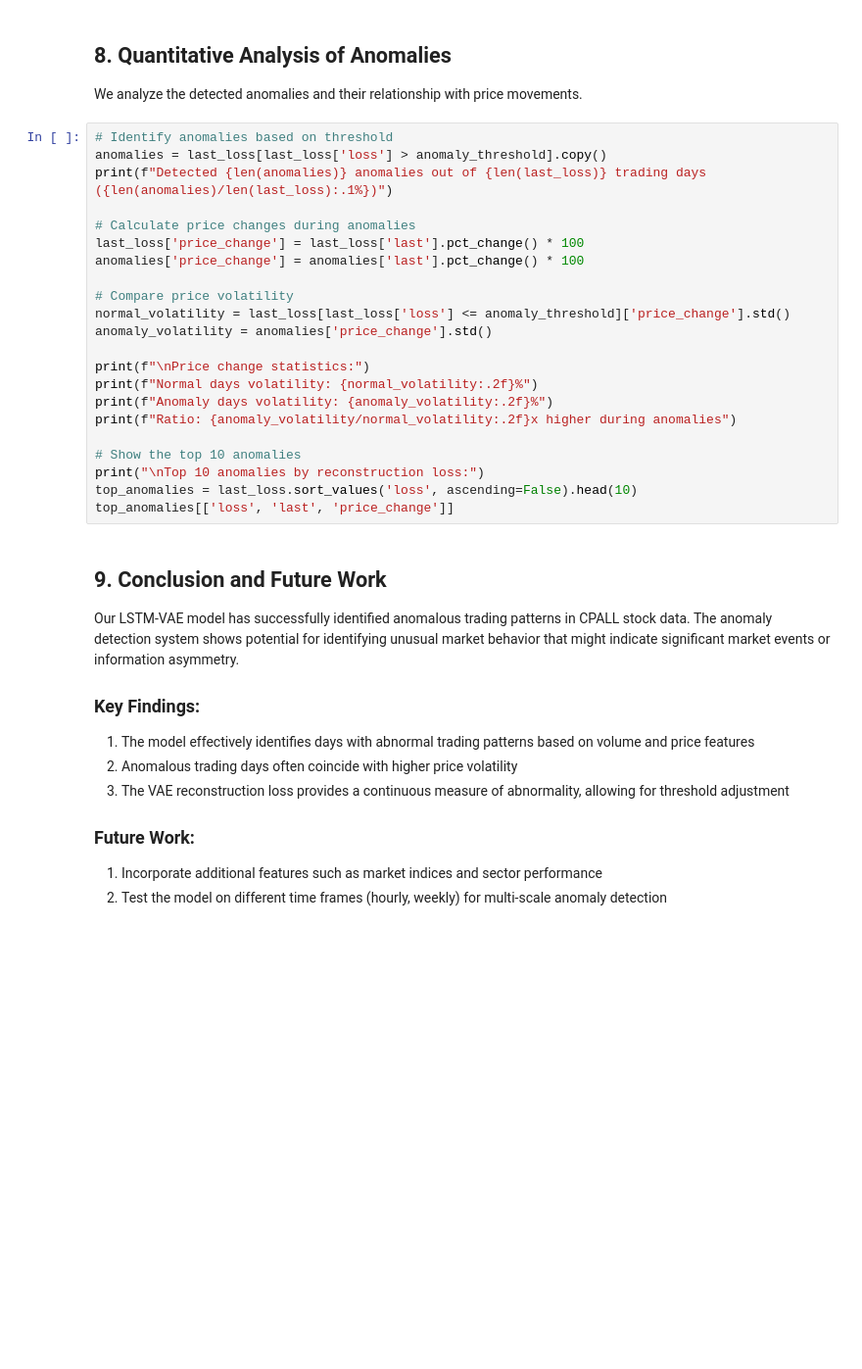
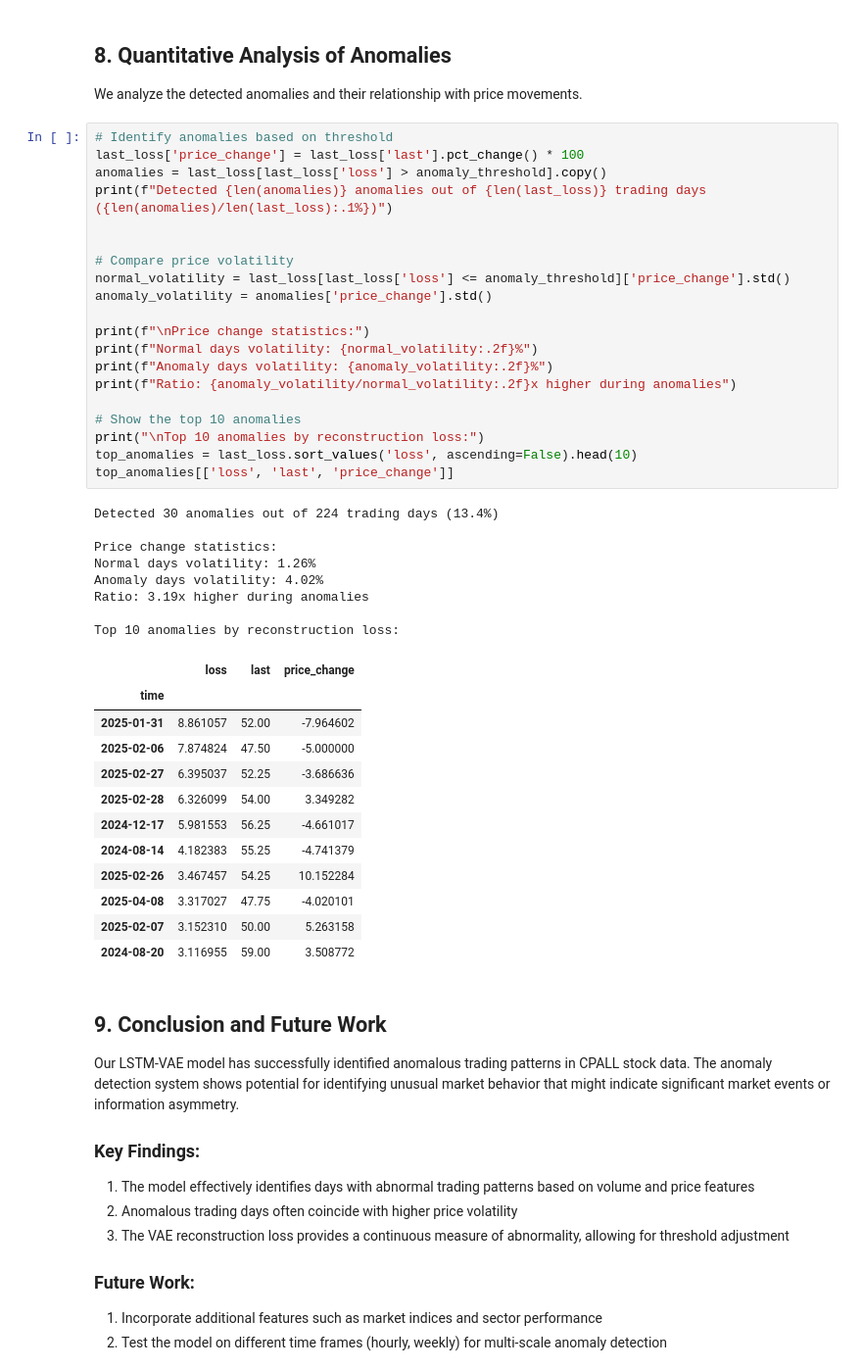
Before and after one commit to sunwasan/abnormally-detection-stock-market, a Jupyter notebook: report.ipynb, the cells around one changed output. Shown: that part at 98% size. Cells and saved outputs as stored; diff of their text form; blank space fills up the shorter version.

```diff
--- a/report.ipynb
+++ b/report.ipynb
@@ -421,26 +557,45 @@ plt.show()
 We analyze the detected anomalies and their relationship with price movements.
 # %%
 # Identify anomalies based on threshold
+last_loss['price_change'] = last_loss['last'].pct_change() * 100
 anomalies = last_loss[last_loss['loss'] > anomaly_threshold].copy()
 print(f"Detected {len(anomalies)} anomalies out of {len(last_loss)} trading days ({len(anomalies)/len(last_loss):.1%})")
 
-# Calculate price changes during anomalies
-last_loss['price_change'] = last_loss['last'].pct_change() * 100
-anomalies['price_change'] = anomalies['last'].pct_change() * 100
 
 # Compare price volatility
 normal_volatility = last_loss[last_loss['loss'] <= anomaly_threshold]['price_change'].std()
 anomaly_volatility = anomalies['price_change'].std()
 
 print(f"\nPrice change statistics:")
 print(f"Normal days volatility: {normal_volatility:.2f}%")
 print(f"Anomaly days volatility: {anomaly_volatility:.2f}%")
 print(f"Ratio: {anomaly_volatility/normal_volatility:.2f}x higher during anomalies")
 
 # Show the top 10 anomalies
 print("\nTop 10 anomalies by reconstruction loss:")
 top_anomalies = last_loss.sort_values('loss', ascending=False).head(10)
 top_anomalies[['loss', 'last', 'price_change']]
+# %% [output]
+Detected 30 anomalies out of 224 trading days (13.4%)
+
+Price change statistics:
+Normal days volatility: 1.26%
+Anomaly days volatility: 4.02%
+Ratio: 3.19x higher during anomalies
+
+Top 10 anomalies by reconstruction loss:
+|  | loss | last | price_change |
+| time |  |  |  |
+| 2025-01-31 | 8.861057 | 52.00 | -7.964602 |
+| 2025-02-06 | 7.874824 | 47.50 | -5.000000 |
+| 2025-02-27 | 6.395037 | 52.25 | -3.686636 |
+| 2025-02-28 | 6.326099 | 54.00 | 3.349282 |
+| 2024-12-17 | 5.981553 | 56.25 | -4.661017 |
+| 2024-08-14 | 4.182383 | 55.25 | -4.741379 |
+| 2025-02-26 | 3.467457 | 54.25 | 10.152284 |
+| 2025-04-08 | 3.317027 | 47.75 | -4.020101 |
+| 2025-02-07 | 3.152310 | 50.00 | 5.263158 |
+| 2024-08-20 | 3.116955 | 59.00 | 3.508772 |
 # %% [markdown]
 ## 9. Conclusion and Future Work
 
```
Also changed, not shown: parts of 14 cells of this notebook, 1 other file.
